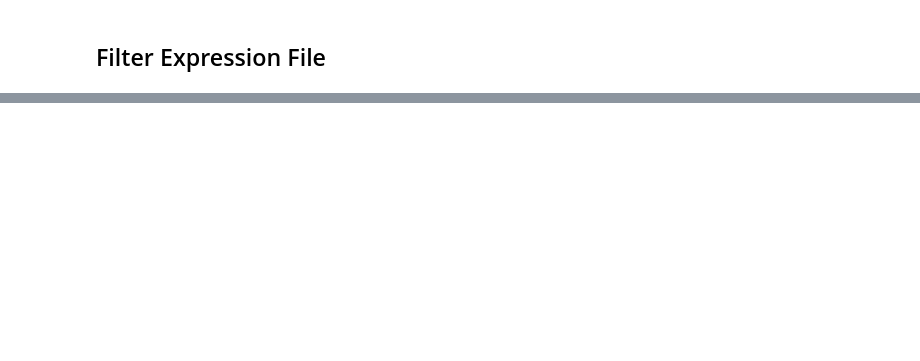
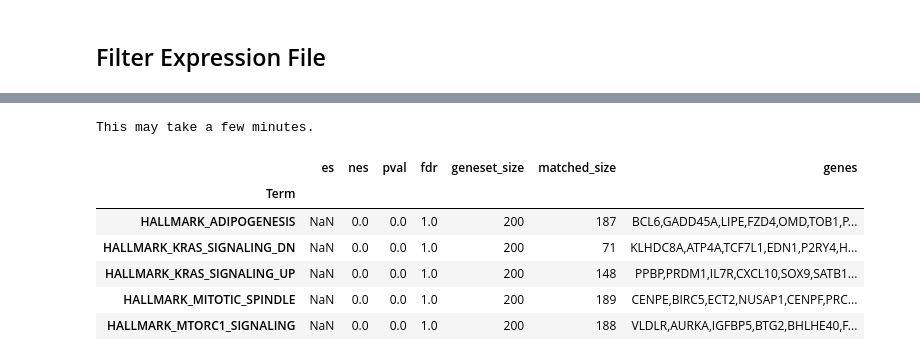
Before and after one commit to ucsd-ccbb/network_bio_toolkit, a Jupyter notebook: notebooks/gsea_notebooks/Mikaylas_Filter_samples.ipynb, the cells around one changed output, grey strips where cells are left out. Drawn from its saved outputs; the diff is of its cells as text; code cells hidden in the pictures; blank space fills up the shorter version.

```diff
--- a/notebooks/gsea_notebooks/Mikaylas_Filter_samples.ipynb
+++ b/notebooks/gsea_notebooks/Mikaylas_Filter_samples.ipynb
@@ -235,0 +316,8 @@ Object `gp.gsea` not found.
+# %%
+gsea_prepper.cls_list = ['Liver', 'Liver', 'liver_tumor', 'liver_tumor'] # I made bad filtering decisions. See Warning above
+gsea_prepper.call_gsea(method = 'log2_ratio_of_classes',
+          processes = 4,
+          format = 'png',
+          permutation_num = 100,
+          weighted_score_type = 1)
+# %% [output]
@@ -235,0 +325,8 @@ Object `gp.gsea` not found.
+This may take a few minutes.
+|  | es | nes | pval | fdr | geneset_size | matched_size | genes |
+| Term |  |  |  |  |  |  |  |
+| HALLMARK_ADIPOGENESIS | NaN | 0.0 | 0.0 | 1.0 | 200 | 187 | BCL6,GADD45A,LIPE,FZD4,OMD,TOB1,P... |
+| HALLMARK_KRAS_SIGNALING_DN | NaN | 0.0 | 0.0 | 1.0 | 200 | 71 | KLHDC8A,ATP4A,TCF7L1,EDN1,P2RY4,H... |
+| HALLMARK_KRAS_SIGNALING_UP | NaN | 0.0 | 0.0 | 1.0 | 200 | 148 | PPBP,PRDM1,IL7R,CXCL10,SOX9,SATB1... |
+| HALLMARK_MITOTIC_SPINDLE | NaN | 0.0 | 0.0 | 1.0 | 200 | 189 | CENPE,BIRC5,ECT2,NUSAP1,CENPF,PRC... |
+| HALLMARK_MTORC1_SIGNALING | NaN | 0.0 | 0.0 | 1.0 | 200 | 188 | VLDLR,AURKA,IGFBP5,BTG2,BHLHE40,F... |
```
Also changed, not shown: parts of 31 cells of this notebook.
